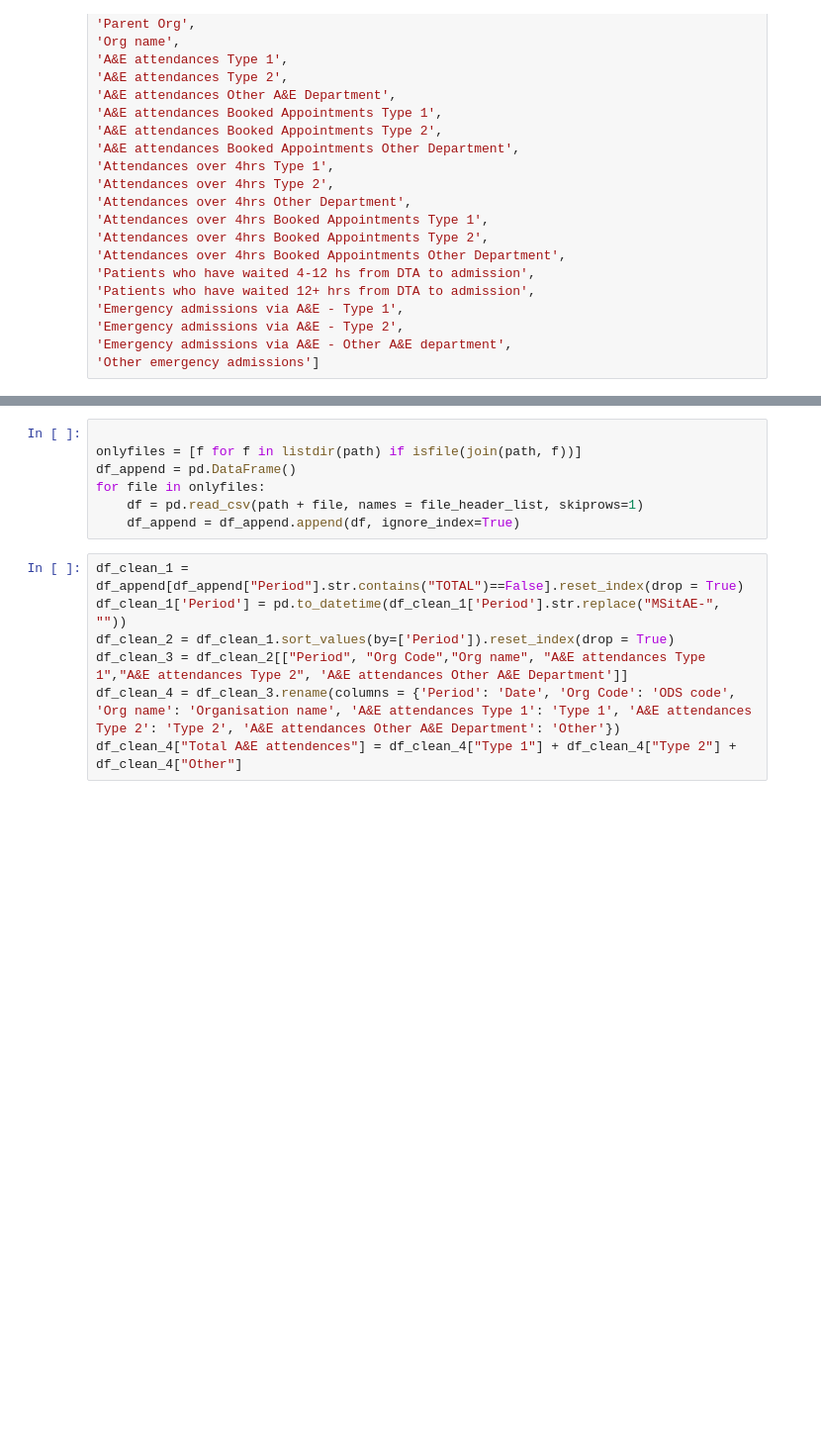
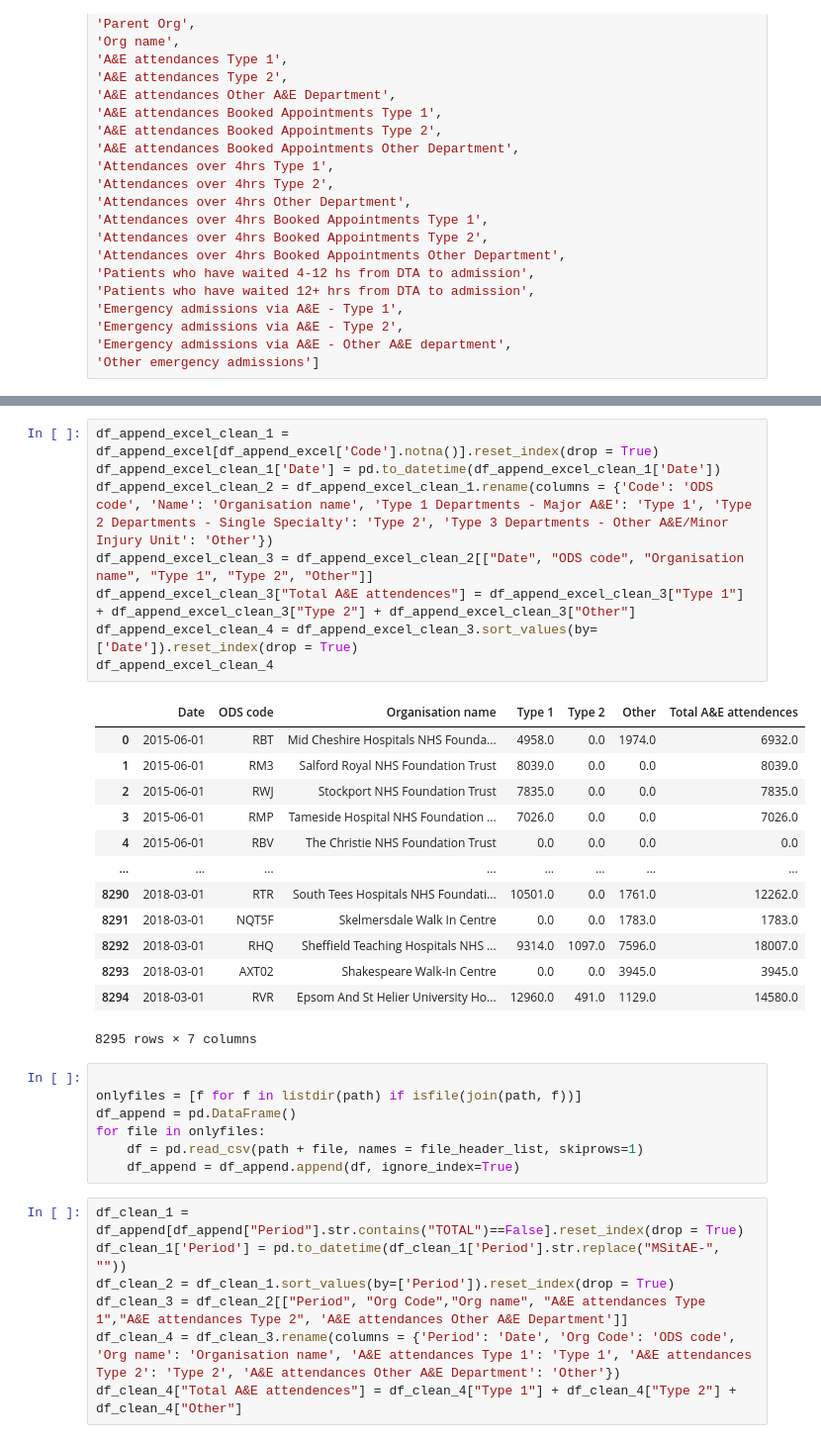
Before and after one commit to mattia-ficarelli/ae_attendances_modelling, a Jupyter notebook: dev.ipynb, the cells around one changed output, grey strips where cells are left out. Shown at 99% size. Cells and saved outputs as stored; diff of their text form; blank space fills up the shorter version.

```diff
--- a/dev.ipynb
+++ b/dev.ipynb
@@ -30,3 +60,25 @@ file_header_list = ['Period',
+# %%
+df_append_excel_clean_1 = df_append_excel[df_append_excel['Code'].notna()].reset_index(drop = True)
+df_append_excel_clean_1['Date'] = pd.to_datetime(df_append_excel_clean_1['Date'])
+df_append_excel_clean_2 = df_append_excel_clean_1.rename(columns = {'Code': 'ODS code', 'Name': 'Organisation name', 'Type 1 Departments - Major A&E': 'Type 1', 'Type 2 Departments - Single Specialty': 'Type 2', 'Type 3 Departments - Other A&E/Minor Injury Unit': 'Other'})
+df_append_excel_clean_3 = df_append_excel_clean_2[["Date", "ODS code", "Organisation name", "Type 1", "Type 2", "Other"]]
+df_append_excel_clean_3["Total A&E attendences"] = df_append_excel_clean_3["Type 1"] + df_append_excel_clean_3["Type 2"] + df_append_excel_clean_3["Other"]
+df_append_excel_clean_4 = df_append_excel_clean_3.sort_values(by=['Date']).reset_index(drop = True)
+df_append_excel_clean_4
+# %% [output]
+|  | Date | ODS code | Organisation name | Type 1 | Type 2 | Other | Total A&E attendences |
+| 0 | 2015-06-01 | RBT | Mid Cheshire Hospitals NHS Founda... | 4958.0 | 0.0 | 1974.0 | 6932.0 |
+| 1 | 2015-06-01 | RM3 | Salford Royal NHS Foundation Trust | 8039.0 | 0.0 | 0.0 | 8039.0 |
+| 2 | 2015-06-01 | RWJ | Stockport NHS Foundation Trust | 7835.0 | 0.0 | 0.0 | 7835.0 |
+| 3 | 2015-06-01 | RMP | Tameside Hospital NHS Foundation ... | 7026.0 | 0.0 | 0.0 | 7026.0 |
+| 4 | 2015-06-01 | RBV | The Christie NHS Foundation Trust | 0.0 | 0.0 | 0.0 | 0.0 |
+| ... | ... | ... | ... | ... | ... | ... | ... |
+| 8290 | 2018-03-01 | RTR | South Tees Hospitals NHS Foundati... | 10501.0 | 0.0 | 1761.0 | 12262.0 |
+| 8291 | 2018-03-01 | NQT5F | Skelmersdale Walk In Centre | 0.0 | 0.0 | 1783.0 | 1783.0 |
+| 8292 | 2018-03-01 | RHQ | Sheffield Teaching Hospitals NHS ... | 9314.0 | 1097.0 | 7596.0 | 18007.0 |
+| 8293 | 2018-03-01 | AXT02 | Shakespeare Walk-In Centre | 0.0 | 0.0 | 3945.0 | 3945.0 |
+| 8294 | 2018-03-01 | RVR | Epsom And St Helier University Ho... | 12960.0 | 491.0 | 1129.0 | 14580.0 |
+8295 rows × 7 columns
 # %%
 
 onlyfiles = [f for f in listdir(path) if isfile(join(path, f))]
```
Also changed, not shown: parts of 14 cells of this notebook.
